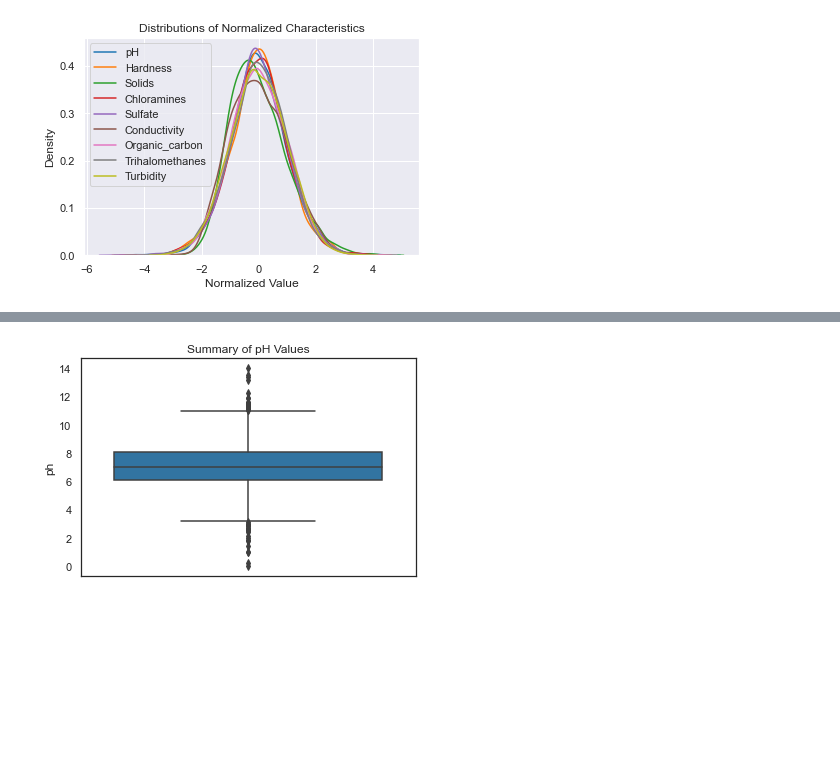
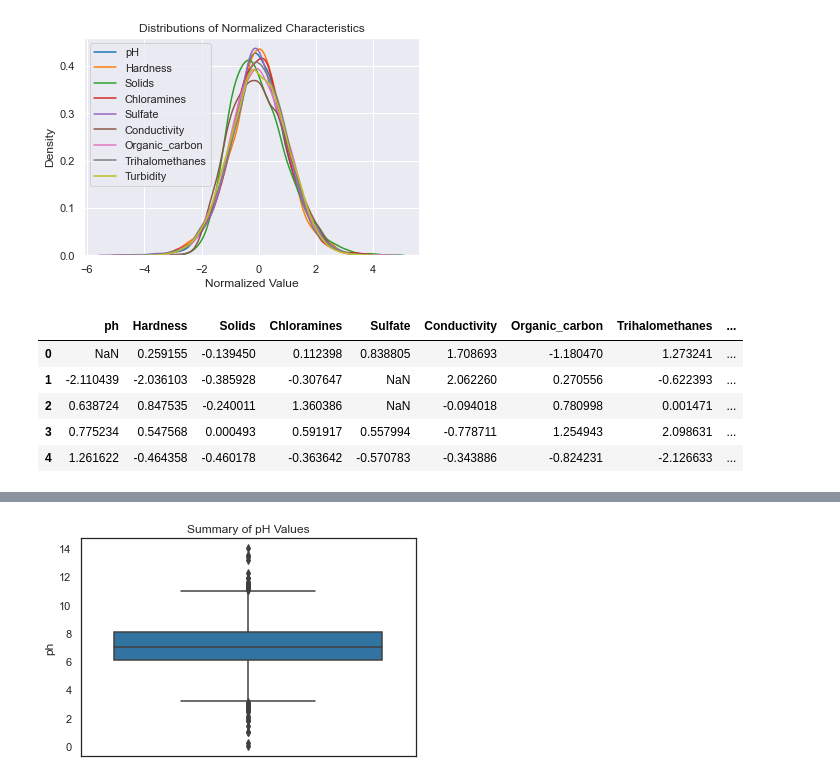
Before and after one commit to LucyDykhouse/data-solutions-capstone, a Jupyter notebook: Data Exploration.ipynb, the cells around one changed output, grey strips where cells are left out. Drawn from its saved outputs; the diff is of its cells as text; code cells hidden in the pictures; blank space fills up the shorter version.

```diff
--- a/Data Exploration and Wrangling.ipynb
+++ b/Data Exploration.ipynb
@@ -237,3 +255,20 @@ plt.xlabel('Normalized Value')
 plt.legend(labels=['pH', 'Hardness', 'Solids', 'Chloramines', 'Sulfate', 'Conductivity', 'Organic_carbon', 'Trihalomethanes', 'Turbidity']);
 # %% [output]
 [figure]
+# %%
+# Can also use facet grid for comparing distributions of normalized data
+# First, melt the normalized dataframe
+
+source_id = np.arange(0, 3275)
+source_id = pd.Series(source_id)
+
+normalized_df['id'] = source_id
+normalized_df.drop(columns='Potability', inplace=True)
+normalized_df.head()
+# %% [output]
+|  | ph | Hardness | Solids | Chloramines | Sulfate | Conductivity | Organic_carbon | Trihalomethanes | ... |
+| 0 | NaN | 0.259155 | -0.139450 | 0.112398 | 0.838805 | 1.708693 | -1.180470 | 1.273241 | ... |
+| 1 | -2.110439 | -2.036103 | -0.385928 | -0.307647 | NaN | 2.062260 | 0.270556 | -0.622393 | ... |
+| 2 | 0.638724 | 0.847535 | -0.240011 | 1.360386 | NaN | -0.094018 | 0.780998 | 0.001471 | ... |
+| 3 | 0.775234 | 0.547568 | 0.000493 | 0.591917 | 0.557994 | -0.778711 | 1.254943 | 2.098631 | ... |
+| 4 | 1.261622 | -0.464358 | -0.460178 | -0.363642 | -0.570783 | -0.343886 | -0.824231 | -2.126633 | ... |
```
Also changed, not shown: parts of 47 cells of this notebook.
